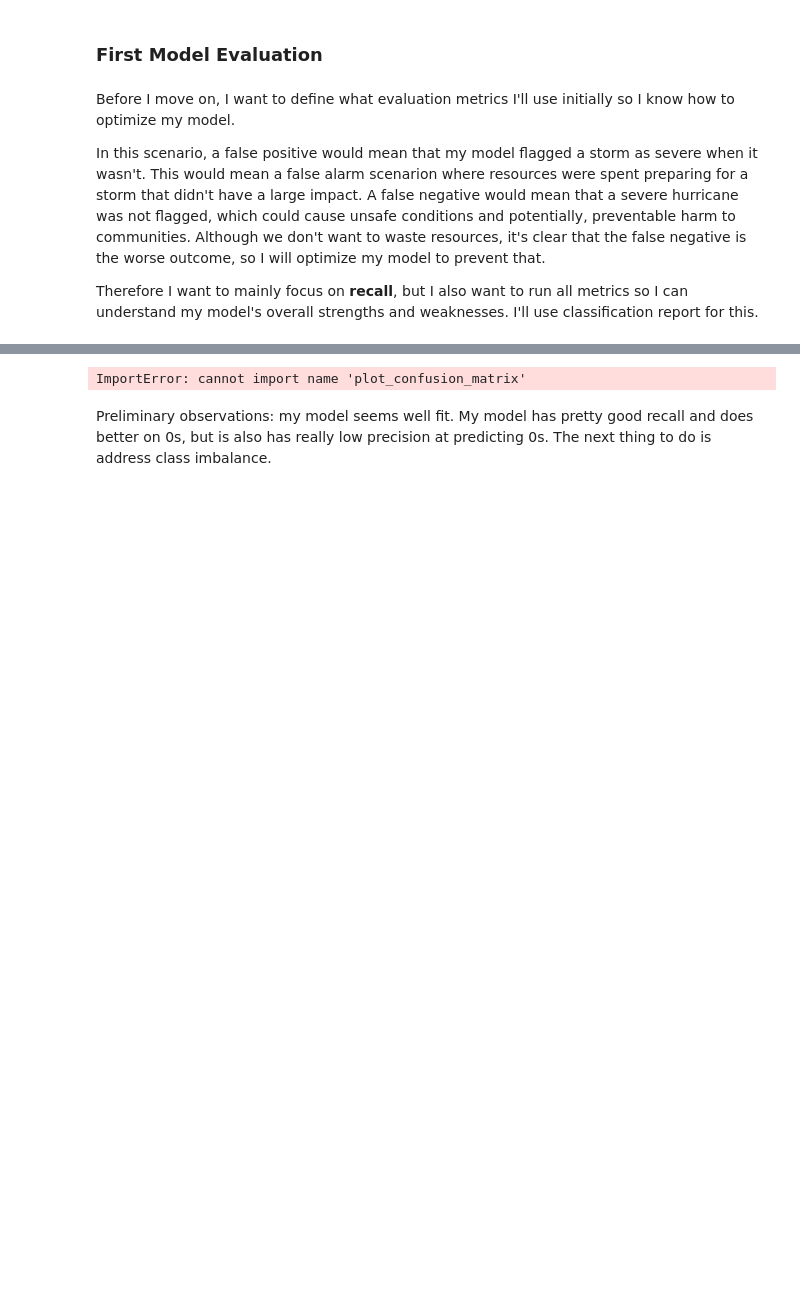
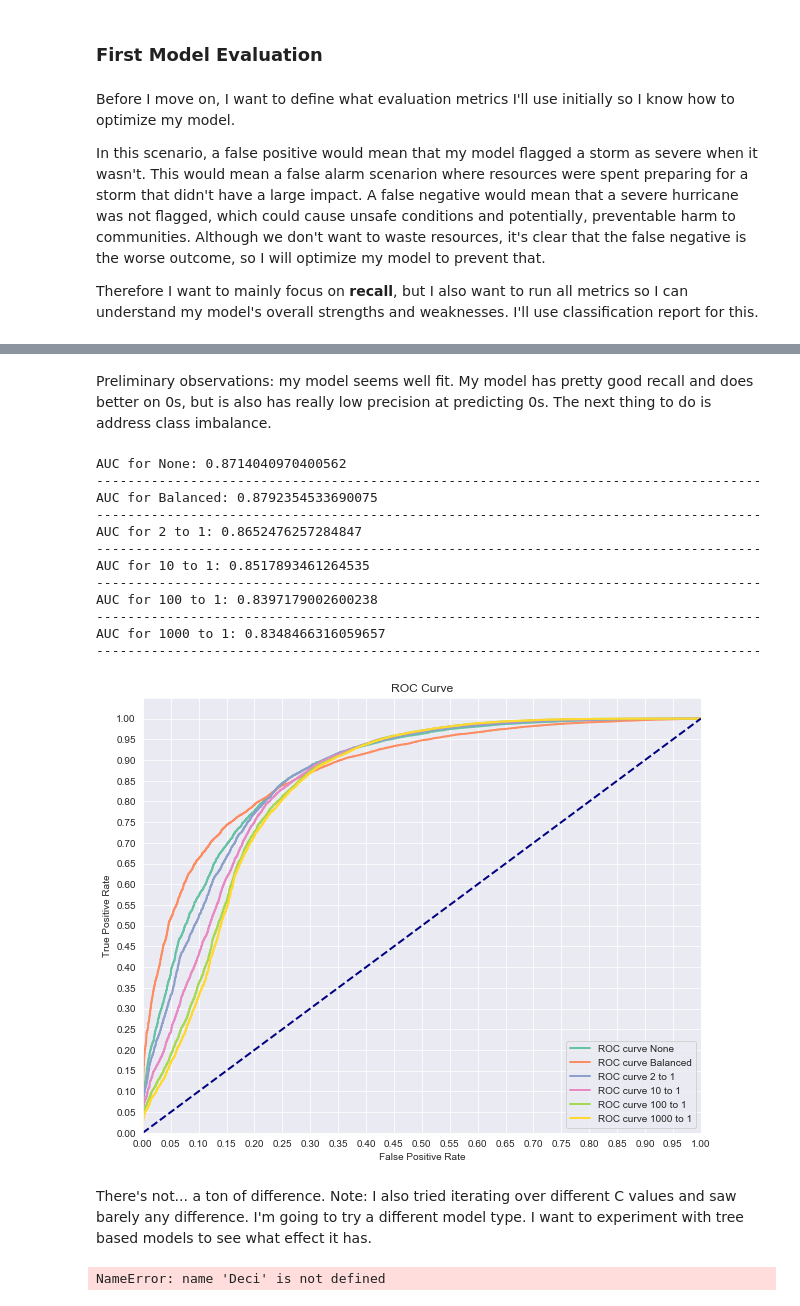
Before and after one commit to christisarv/tropical-storm-classification-project, a Jupyter notebook: Data Exploration Notebook.ipynb, the cells around one changed output, grey strips where cells are left out. Drawn from its saved outputs; the diff is of its cells as text; code cells hidden in the pictures; blank space fills up the shorter version.

```diff
--- a/Data Exploration Notebook.ipynb
+++ b/Data Exploration Notebook.ipynb
@@ -323,10 +362,8 @@ Test Score
    macro avg       0.63      0.80      0.65     56606
 weighted avg       0.90      0.78      0.82     56606
 # %%
-import matplotlib.pyplot as plt
-from sklearn.metrics import plot_confusion_matrix
-plot_confusion_matrix(clf_logreg, y_test, test_preds)
+# import matplotlib.pyplot as plt
+# from sklearn.metrics import plot_confusion_matrix
+# plot_confusion_matrix(clf_logreg, y_test, test_preds)
-# %% [output]
-ImportError: cannot import name 'plot_confusion_matrix'
 # %% [markdown]
 Preliminary observations: my model seems well fit. My model has pretty good recall and does better on 0s, but is also has really low precision at predicting 0s. The next thing to do is address class imbalance.
@@ -334,0 +370,51 @@ Preliminary observations: my model seems well fit. My model has pretty good reca
+# %%
+weights = [None, 'balanced', {1:2, 0:1}, {1:10, 0:1}, {1:100, 0:1}, {1:1000, 0:1}]
+names = ['None', 'Balanced', '2 to 1', '10 to 1', '100 to 1', '1000 to 1']
+colors = sns.color_palette('Set2')
+
+plt.figure(figsize=(10,8))
+for n, weight in enumerate(weights):
+    clf_logreg = Pipeline(steps=[('preprocessor', preprocessor),
+                             ('classifier', LogisticRegression(fit_intercept=False, class_weight=weight, C=1000))])
+
+    clf_logreg.fit(X_train, y_train)
+    y_score = clf_logreg.fit(X_train, y_train).decision_function(X_test)
+    fpr, tpr, thresholds = roc_curve(y_test, y_score)
+    print('AUC for {}: {}'.format(names[n], auc(fpr, tpr)))
+    print('-------------------------------------------------------------------------------------')
+    lw = 2
+    plt.plot(fpr, tpr, color=colors[n],
+             lw=lw, label='ROC curve {}'.format(names[n]))
+
+plt.plot([0, 1], [0, 1], color='navy', lw=lw, linestyle='--')
+plt.xlim([0.0, 1.0])
+plt.ylim([0.0, 1.05])
+
+plt.yticks([i/20.0 for i in range(21)])
+plt.xticks([i/20.0 for i in range(21)])
+plt.xlabel('False Positive Rate')
+plt.ylabel('True Positive Rate')
+plt.title('ROC Curve')
+plt.legend(loc='lower right')
+plt.show()
+# %% [output]
+AUC for None: 0.8714040970400562
+-------------------------------------------------------------------------------------
+AUC for Balanced: 0.8792354533690075
+-------------------------------------------------------------------------------------
+AUC for 2 to 1: 0.8652476257284847
+-------------------------------------------------------------------------------------
+AUC for 10 to 1: 0.8517893461264535
+-------------------------------------------------------------------------------------
+AUC for 100 to 1: 0.8397179002600238
+-------------------------------------------------------------------------------------
+AUC for 1000 to 1: 0.8348466316059657
+-------------------------------------------------------------------------------------
+[figure, added]
+# %% [markdown]
+There's not... a ton of difference. Note: I also tried iterating over different C values and saw barely any difference. I'm going to try a different model type. I want to experiment with tree based models to see what effect it has.
+# %%
+clf_logreg = Pipeline(steps=[('preprocessor', preprocessor),
+                             ('classifier', DecisionTreeClassifier)])
+# %% [output]
+NameError: name 'Deci' is not defined
```
Also changed, not shown: parts of 11 cells of this notebook.
